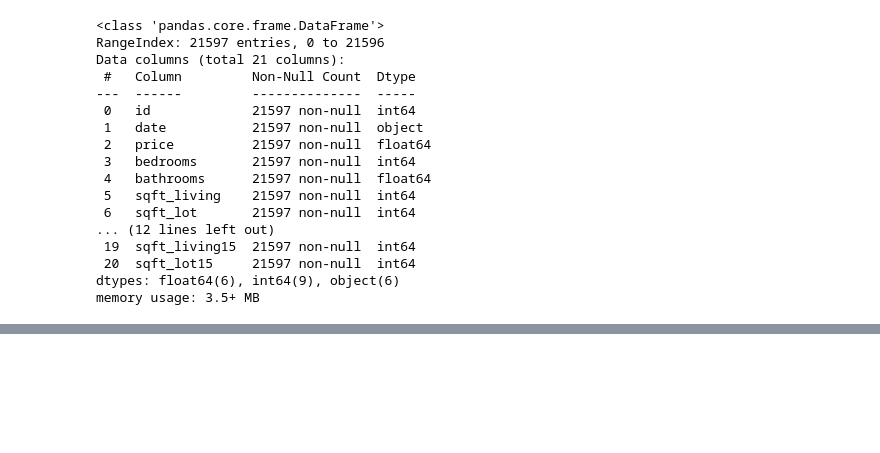
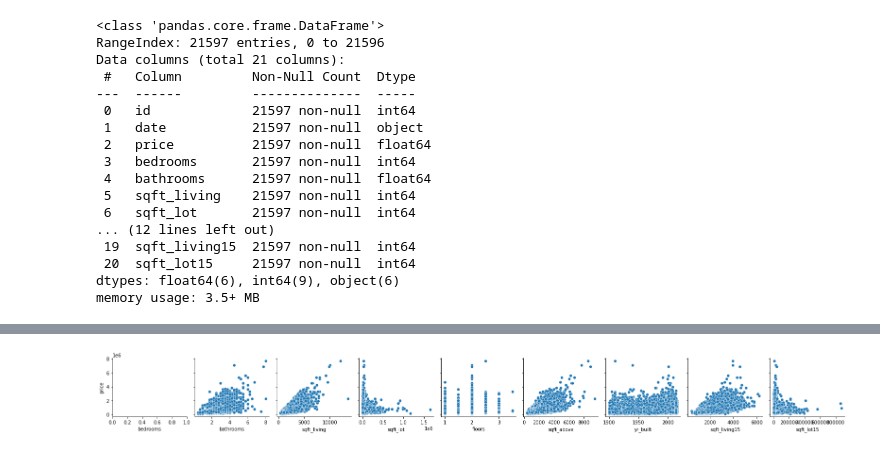
Before and after one commit to MackoyS/sarah-and-mackoy-price-modeling, a Jupyter notebook: mackoy_eda.ipynb, the cells around one changed output, grey strips where cells are left out. Saved outputs shown, nothing was run; the diff lists cells and outputs as text; code cells hidden in the pictures; blank space fills up the shorter version.

```diff
--- a/mackoy_eda.ipynb
+++ b/mackoy_eda.ipynb
@@ -39,0 +261,6 @@ memory usage: 3.5+ MB
+# %%
+sns.pairplot(df, x_vars = ['bedrooms', 'bathrooms', 'sqft_living', 'sqft_lot', 'floors', 'sqft_above', 'yr_built', 'sqft_living15',
+                          'sqft_lot15'], y_vars = ['price'])
+plt.show()
+# %% [output]
+[figure, added]
```
Also changed, not shown: parts of 25 cells of this notebook.
